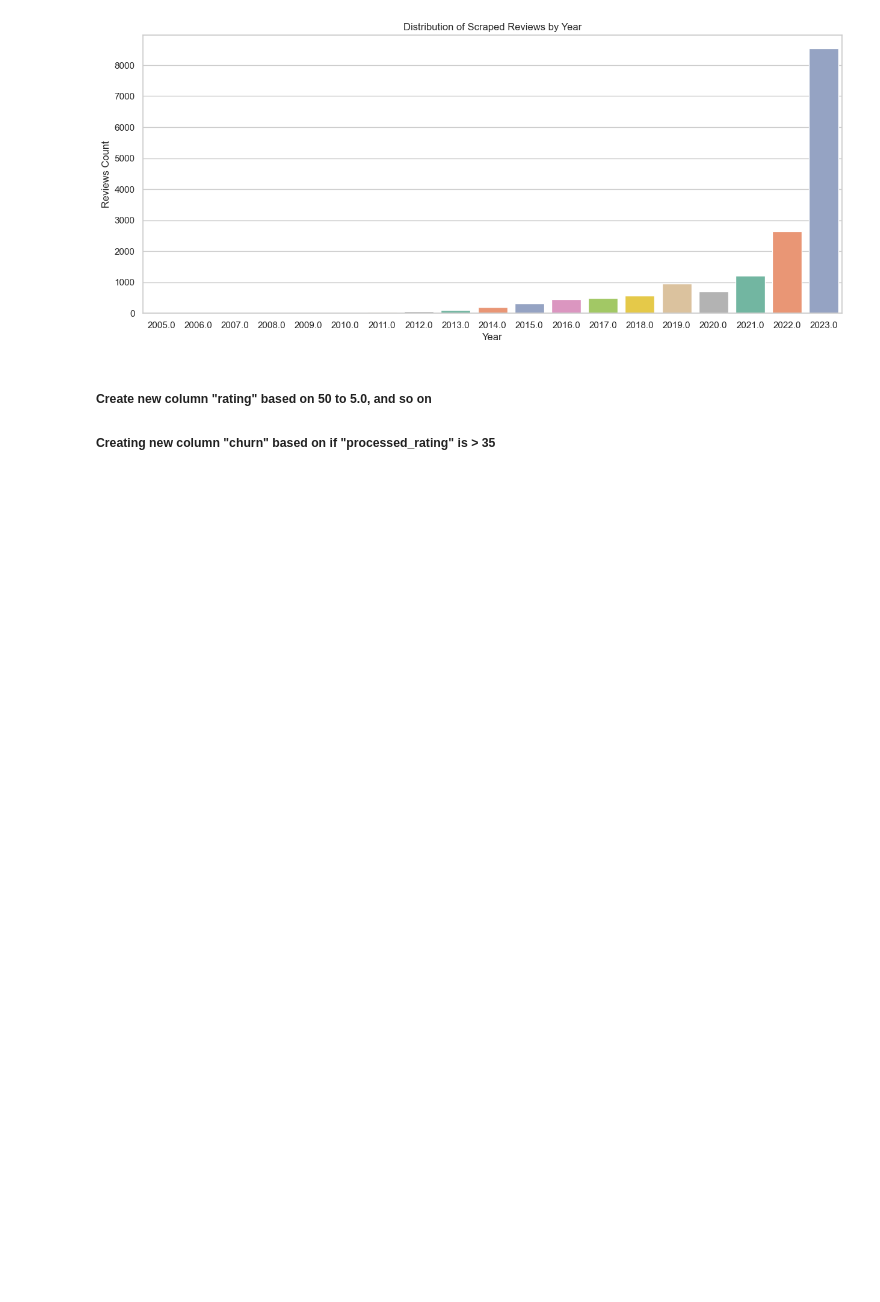
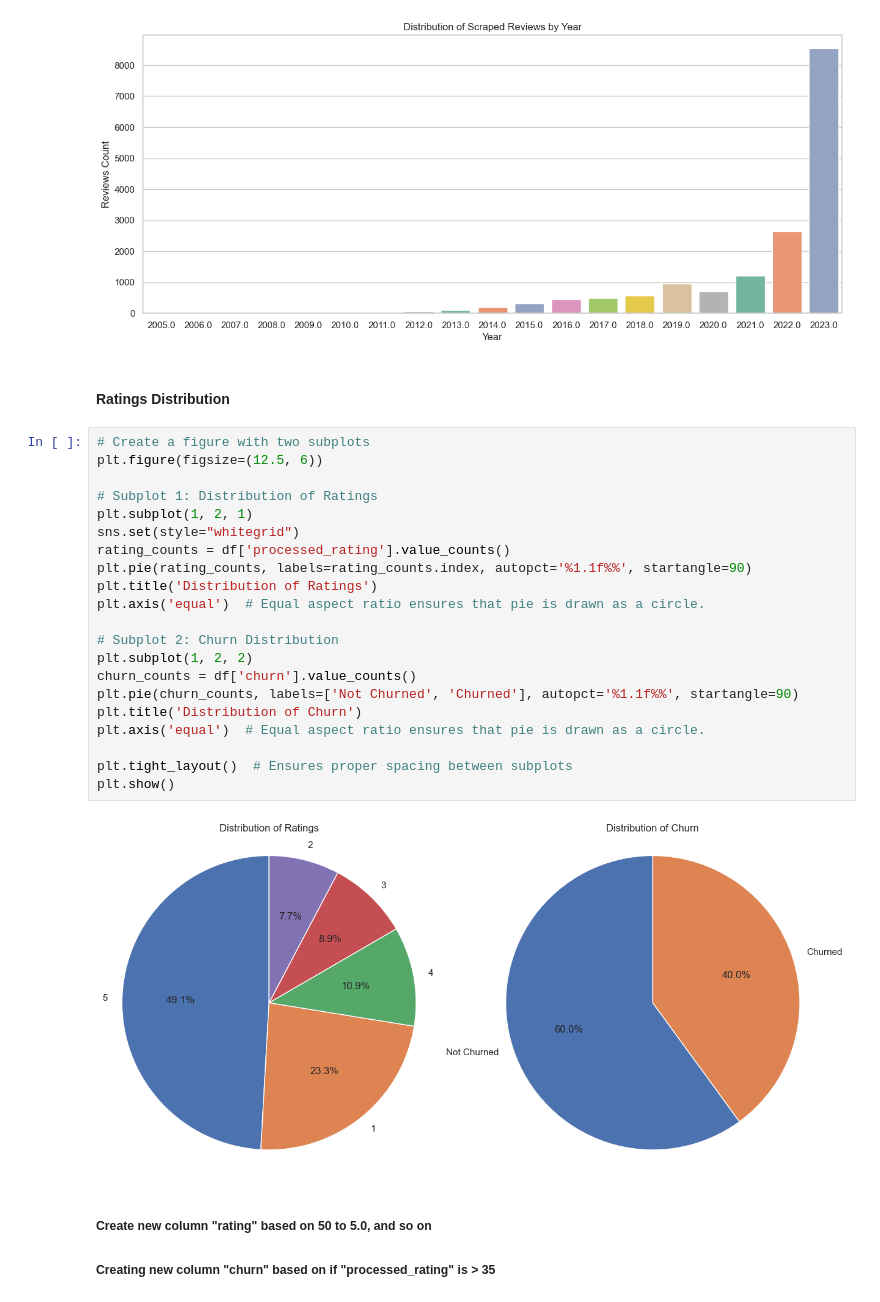
Before and after one commit to duynlq/reviews-prediction, a Jupyter notebook: ANALYSIS.ipynb, the cells around one changed output. Cells and saved outputs as stored; diff of their text form; blank space fills up the shorter version.

Commit message:
update class distribution

```diff
--- a/ANALYSIS.ipynb
+++ b/ANALYSIS.ipynb
@@ -67,6 +67,31 @@ plt.ylabel('Reviews Count')
 plt.show()
 # %% [output]
 [figure]
+# %% [markdown]
+#### Ratings Distribution
+# %%
+# Create a figure with two subplots
+plt.figure(figsize=(12.5, 6))
+
+# Subplot 1: Distribution of Ratings
+plt.subplot(1, 2, 1)
+sns.set(style="whitegrid")
+rating_counts = df['processed_rating'].value_counts()
+plt.pie(rating_counts, labels=rating_counts.index, autopct='%1.1f%%', startangle=90)
+plt.title('Distribution of Ratings')
+plt.axis('equal')  # Equal aspect ratio ensures that pie is drawn as a circle.
+
+# Subplot 2: Churn Distribution
+plt.subplot(1, 2, 2)
+churn_counts = df['churn'].value_counts()
+plt.pie(churn_counts, labels=['Not Churned', 'Churned'], autopct='%1.1f%%', startangle=90)
+plt.title('Distribution of Churn')
+plt.axis('equal')  # Equal aspect ratio ensures that pie is drawn as a circle.
+
+plt.tight_layout()  # Ensures proper spacing between subplots
+plt.show()
+# %% [output]
+[figure, added]
 # %% [markdown]
 ##### Create new column "rating" based on 50 to 5.0, and so on
 ##### Creating new column "churn" based on if "processed_rating" is > 35
```
Also changed, not shown: 1 other file.
